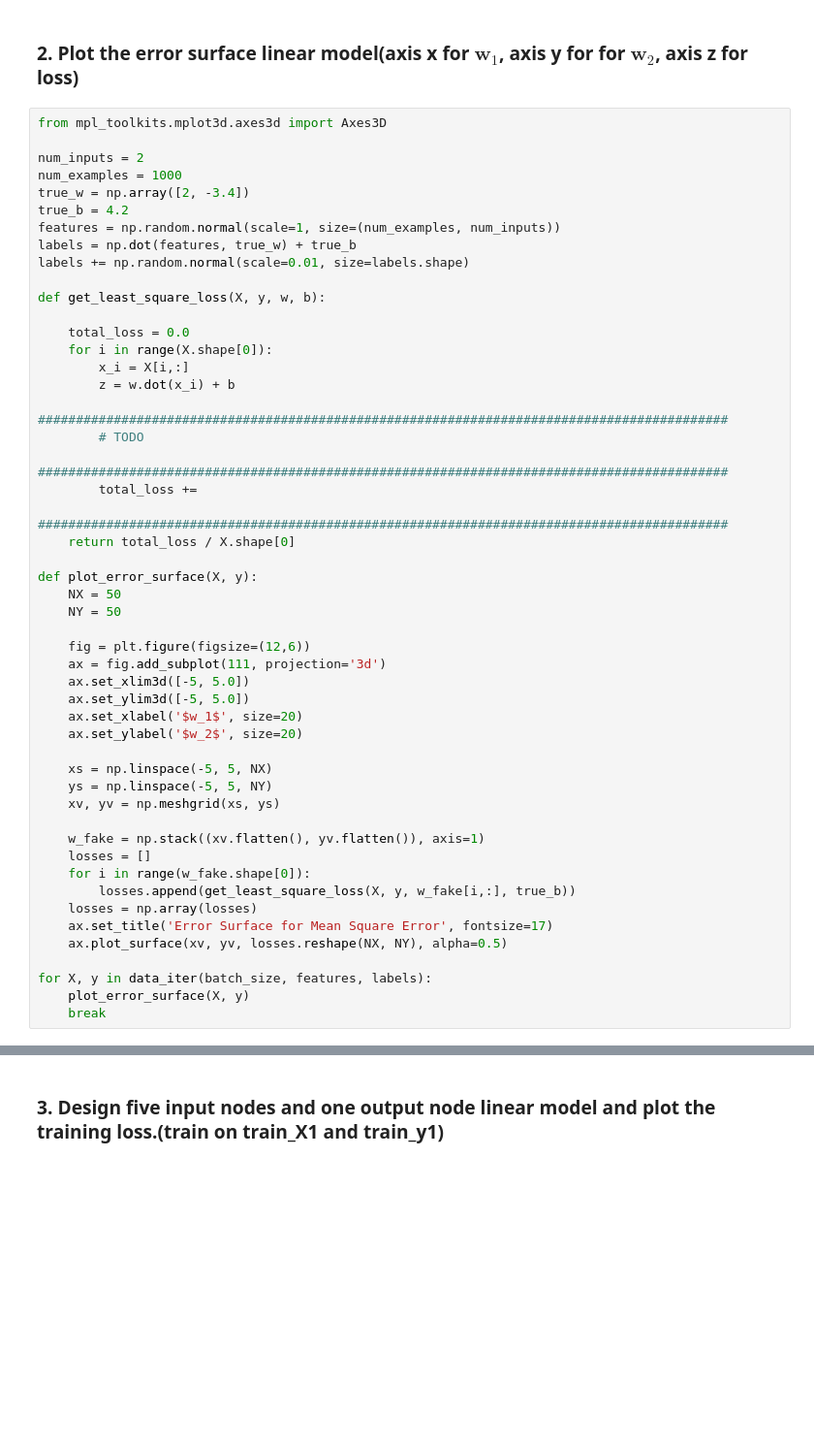
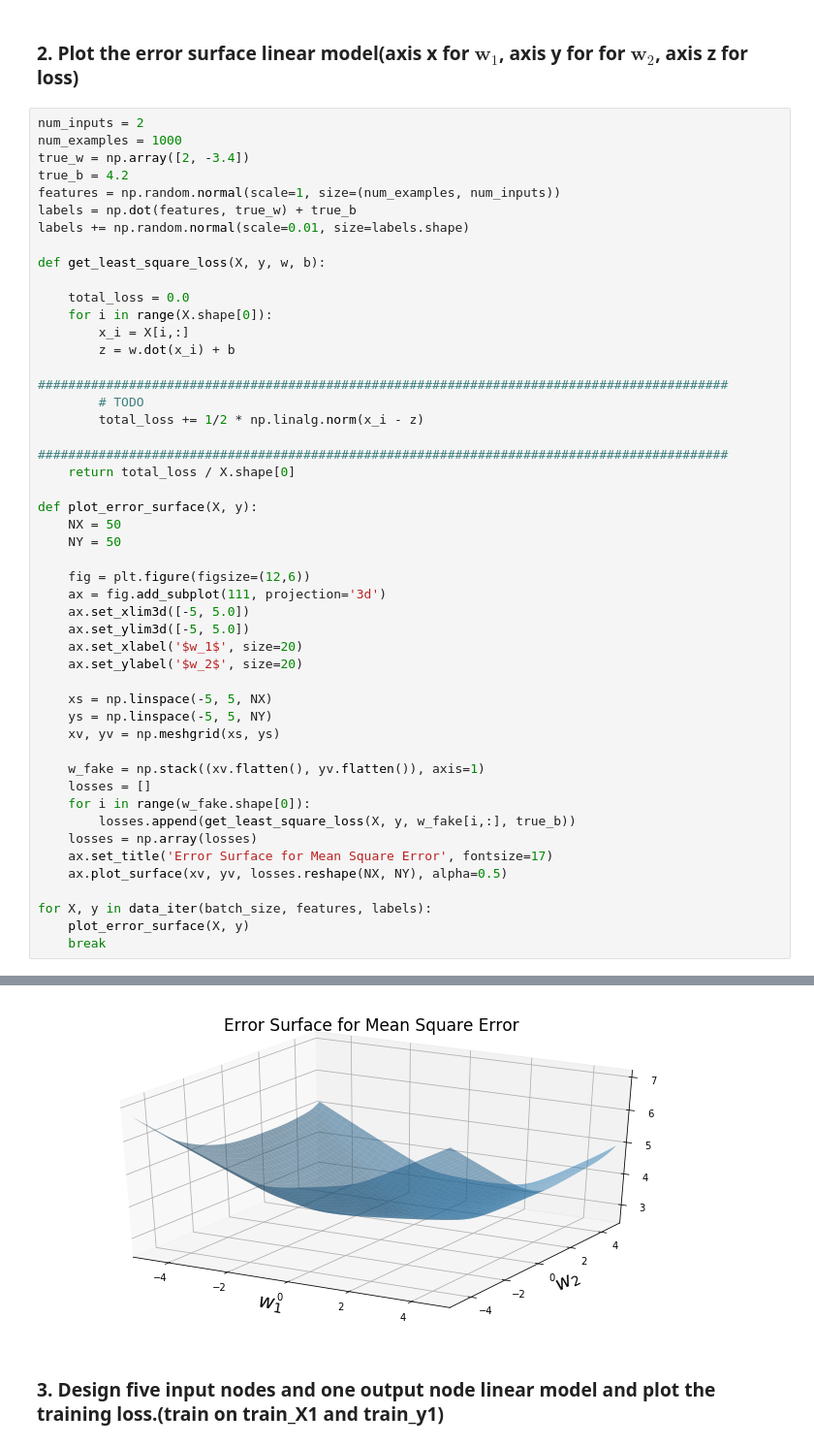
Before and after one commit to mactonya/ItDL, a Jupyter notebook: HW2/HW2.ipynb, the cells around one changed output, grey strips where cells are left out. Shown at 97% size. Cells and saved outputs as stored; diff of their text form; blank space fills up the shorter version.

```diff
--- a/HW2/HW2.ipynb
+++ b/HW2/HW2.ipynb
@@ -110,8 +113,6 @@ epoch 10, loss 0.000055
 # %% [markdown]
 ### 2. Plot the error surface linear model(axis x for $\mathbf{w}_1$, axis y for for $\mathbf{w}_2$, axis z for loss)
 # %%
-from mpl_toolkits.mplot3d.axes3d import Axes3D
-
 num_inputs = 2
 num_examples = 1000
 true_w = np.array([2, -3.4])
@@ -128,8 +129,7 @@ def get_least_square_loss(X, y, w, b):
         z = w.dot(x_i) + b
         ###########################################################################################
         # TODO
-        ###########################################################################################
-        total_loss +=
+        total_loss += 1/2 * np.linalg.norm(x_i - z)
         ###########################################################################################
     return total_loss / X.shape[0]
 
@@ -164,3 +163,4 @@ for X, y in data_iter(batch_size, features, labels):
+[figure, added]
 # %% [markdown]
 ### 3. Design five input nodes and one output node linear model and plot the training loss.(train on train_X1 and train_y1)
 # %%
```
Also changed, not shown: parts of 9 cells of this notebook, 6 other files.
